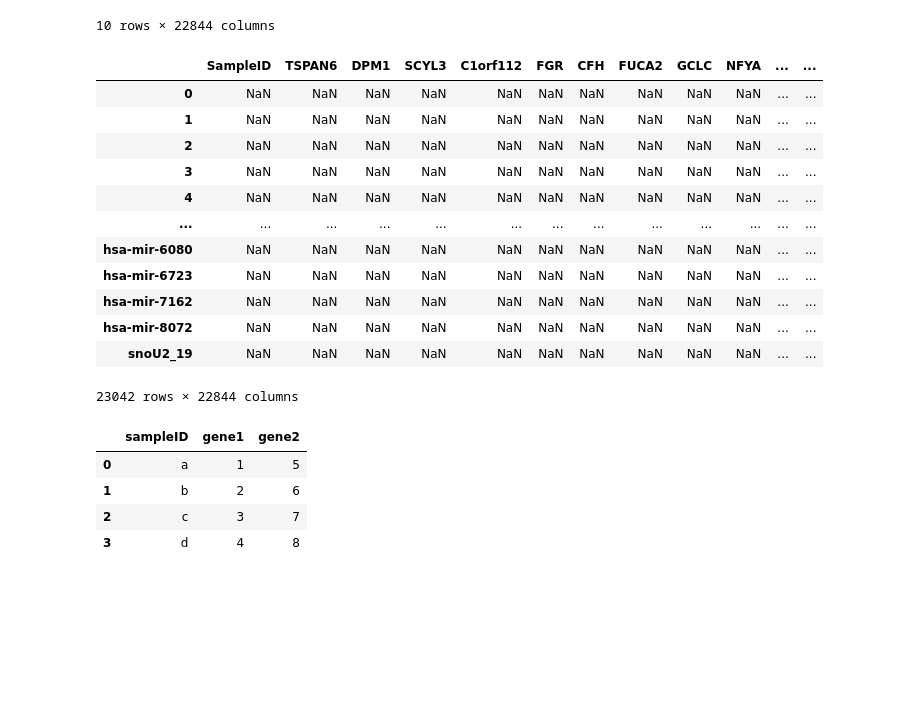
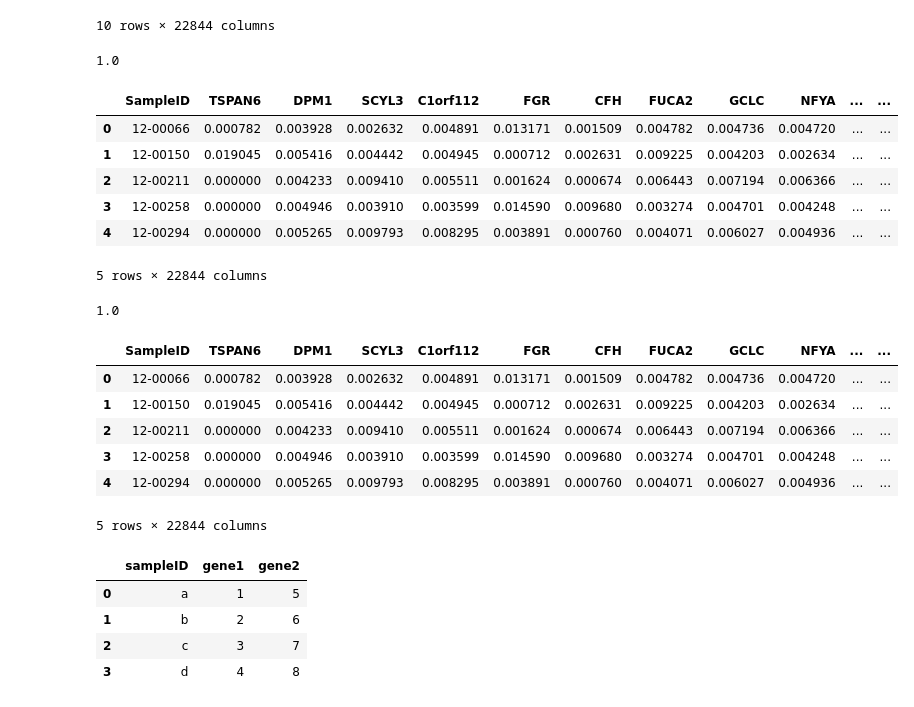
Before and after one commit to Eden5165/workshop_genomic, a Jupyter notebook: test_notebook_yael.ipynb, the cells around one changed output. Saved outputs shown, nothing was run; the diff lists cells and outputs as text; code cells hidden in the pictures; blank space fills up the shorter version.

```diff
--- a/test_notebook_yael.ipynb
+++ b/test_notebook_yael.ipynb
@@ -239,24 +239,29 @@ beat_rnaseq_trans.head(10)
 | 8 | 13-00098 | 0.000000 | 39.203413 | 15.450059 | 23.516117 | 11.031520 | 1.719968 | 42.168875 | 58.953392 | 80.601268 | ... | ... |
 | 9 | 13-00118 | 0.115955 | 24.089688 | 25.510139 | 12.465182 | 201.790997 | 7.334165 | 53.223426 | 62.441863 | 89.807285 | ... | ... |
 10 rows × 22844 columns
-# %%
-beat_rnaseq_trans.sum(axis=0)[1]
-beat_rna_cols_sums = beat_rnaseq_trans.sum(axis=0)
-beat_rnaseq_trans_sum = beat_rnaseq_trans.div(beat_rna_cols_sums, axis=0)
-# %% [output]
-|  | SampleID | TSPAN6 | DPM1 | SCYL3 | C1orf112 | FGR | CFH | FUCA2 | GCLC | NFYA | ... | ... |
-| 0 | NaN | NaN | NaN | NaN | NaN | NaN | NaN | NaN | NaN | NaN | ... | ... |
-| 1 | NaN | NaN | NaN | NaN | NaN | NaN | NaN | NaN | NaN | NaN | ... | ... |
-| 2 | NaN | NaN | NaN | NaN | NaN | NaN | NaN | NaN | NaN | NaN | ... | ... |
-| 3 | NaN | NaN | NaN | NaN | NaN | NaN | NaN | NaN | NaN | NaN | ... | ... |
-| 4 | NaN | NaN | NaN | NaN | NaN | NaN | NaN | NaN | NaN | NaN | ... | ... |
-| ... | ... | ... | ... | ... | ... | ... | ... | ... | ... | ... | ... | ... |
-| hsa-mir-6080 | NaN | NaN | NaN | NaN | NaN | NaN | NaN | NaN | NaN | NaN | ... | ... |
-| hsa-mir-6723 | NaN | NaN | NaN | NaN | NaN | NaN | NaN | NaN | NaN | NaN | ... | ... |
-| hsa-mir-7162 | NaN | NaN | NaN | NaN | NaN | NaN | NaN | NaN | NaN | NaN | ... | ... |
-| hsa-mir-8072 | NaN | NaN | NaN | NaN | NaN | NaN | NaN | NaN | NaN | NaN | ... | ... |
-| snoU2_19 | NaN | NaN | NaN | NaN | NaN | NaN | NaN | NaN | NaN | NaN | ... | ... |
-23042 rows × 22844 columns
+# %%
+beat_rnaseq_trans.iloc[:, 1:] = beat_rnaseq_trans.iloc[:, 1:].divide(beat_rnaseq_trans.iloc[:, 1:].sum(axis=0).to_numpy(), axis=1)
+# %% [output]
+1.0
+|  | SampleID | TSPAN6 | DPM1 | SCYL3 | C1orf112 | FGR | CFH | FUCA2 | GCLC | NFYA | ... | ... |
+| 0 | 12-00066 | 0.000782 | 0.003928 | 0.002632 | 0.004891 | 0.013171 | 0.001509 | 0.004782 | 0.004736 | 0.004720 | ... | ... |
+| 1 | 12-00150 | 0.019045 | 0.005416 | 0.004442 | 0.004945 | 0.000712 | 0.002631 | 0.009225 | 0.004203 | 0.002634 | ... | ... |
+| 2 | 12-00211 | 0.000000 | 0.004233 | 0.009410 | 0.005511 | 0.001624 | 0.000674 | 0.006443 | 0.007194 | 0.006366 | ... | ... |
+| 3 | 12-00258 | 0.000000 | 0.004946 | 0.003910 | 0.003599 | 0.014590 | 0.009680 | 0.003274 | 0.004701 | 0.004248 | ... | ... |
+| 4 | 12-00294 | 0.000000 | 0.005265 | 0.009793 | 0.008295 | 0.003891 | 0.000760 | 0.004071 | 0.006027 | 0.004936 | ... | ... |
+5 rows × 22844 columns
+# %%
+print(beat_rnaseq_trans.DPM1.sum())
+beat_rnaseq_trans.head()
+# %% [output]
+1.0
+|  | SampleID | TSPAN6 | DPM1 | SCYL3 | C1orf112 | FGR | CFH | FUCA2 | GCLC | NFYA | ... | ... |
+| 0 | 12-00066 | 0.000782 | 0.003928 | 0.002632 | 0.004891 | 0.013171 | 0.001509 | 0.004782 | 0.004736 | 0.004720 | ... | ... |
+| 1 | 12-00150 | 0.019045 | 0.005416 | 0.004442 | 0.004945 | 0.000712 | 0.002631 | 0.009225 | 0.004203 | 0.002634 | ... | ... |
+| 2 | 12-00211 | 0.000000 | 0.004233 | 0.009410 | 0.005511 | 0.001624 | 0.000674 | 0.006443 | 0.007194 | 0.006366 | ... | ... |
+| 3 | 12-00258 | 0.000000 | 0.004946 | 0.003910 | 0.003599 | 0.014590 | 0.009680 | 0.003274 | 0.004701 | 0.004248 | ... | ... |
+| 4 | 12-00294 | 0.000000 | 0.005265 | 0.009793 | 0.008295 | 0.003891 | 0.000760 | 0.004071 | 0.006027 | 0.004936 | ... | ... |
+5 rows × 22844 columns
 # %%
 test_dict = {"sampleID": ["a", "b", "c", "d"], "gene1": [1, 2, 3, 4], "gene2": [5, 6, 7, 8]}
 test_df = pd.DataFrame.from_dict(test_dict)
```
Also changed, not shown: parts of 2 cells of this notebook, 3 other files.
